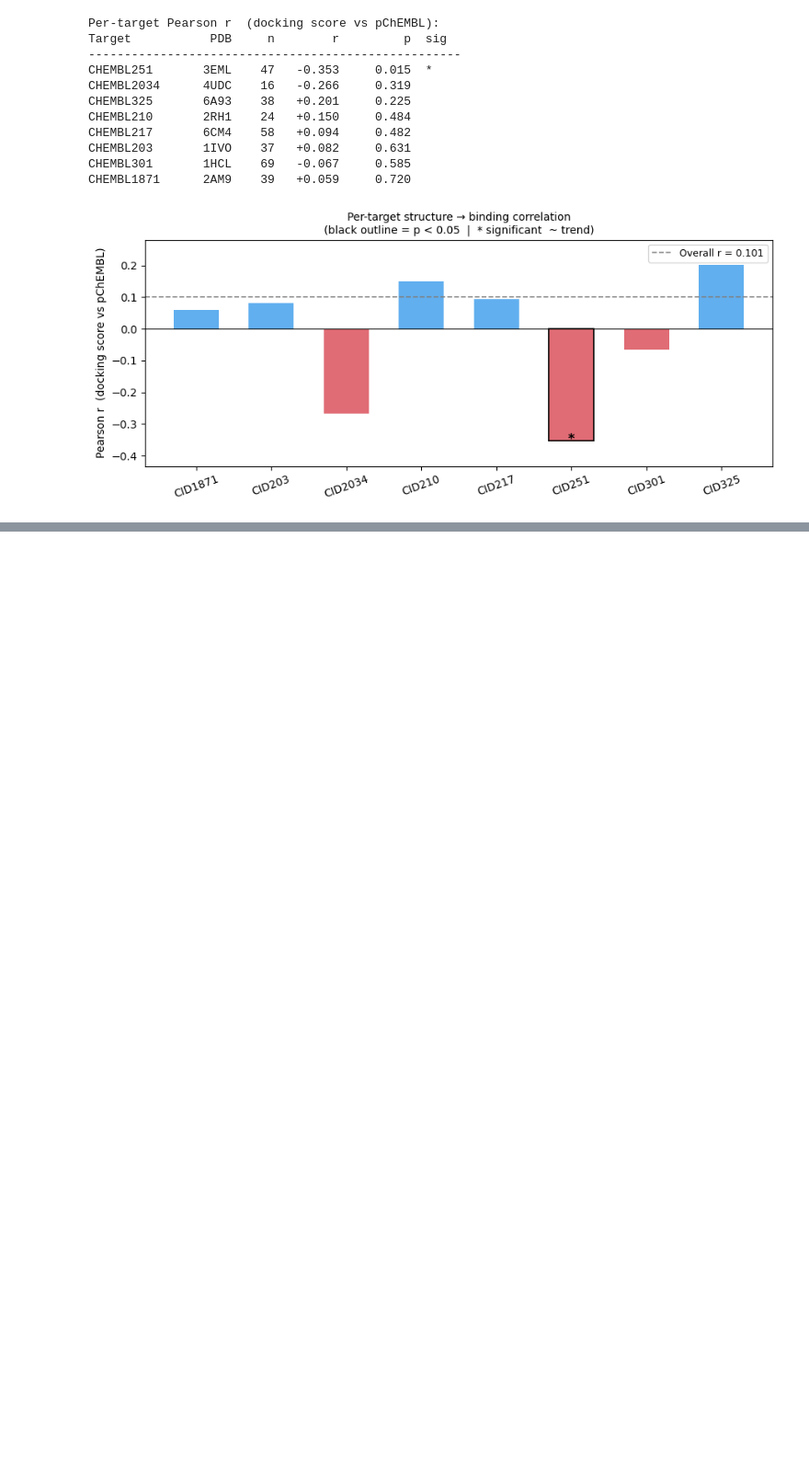
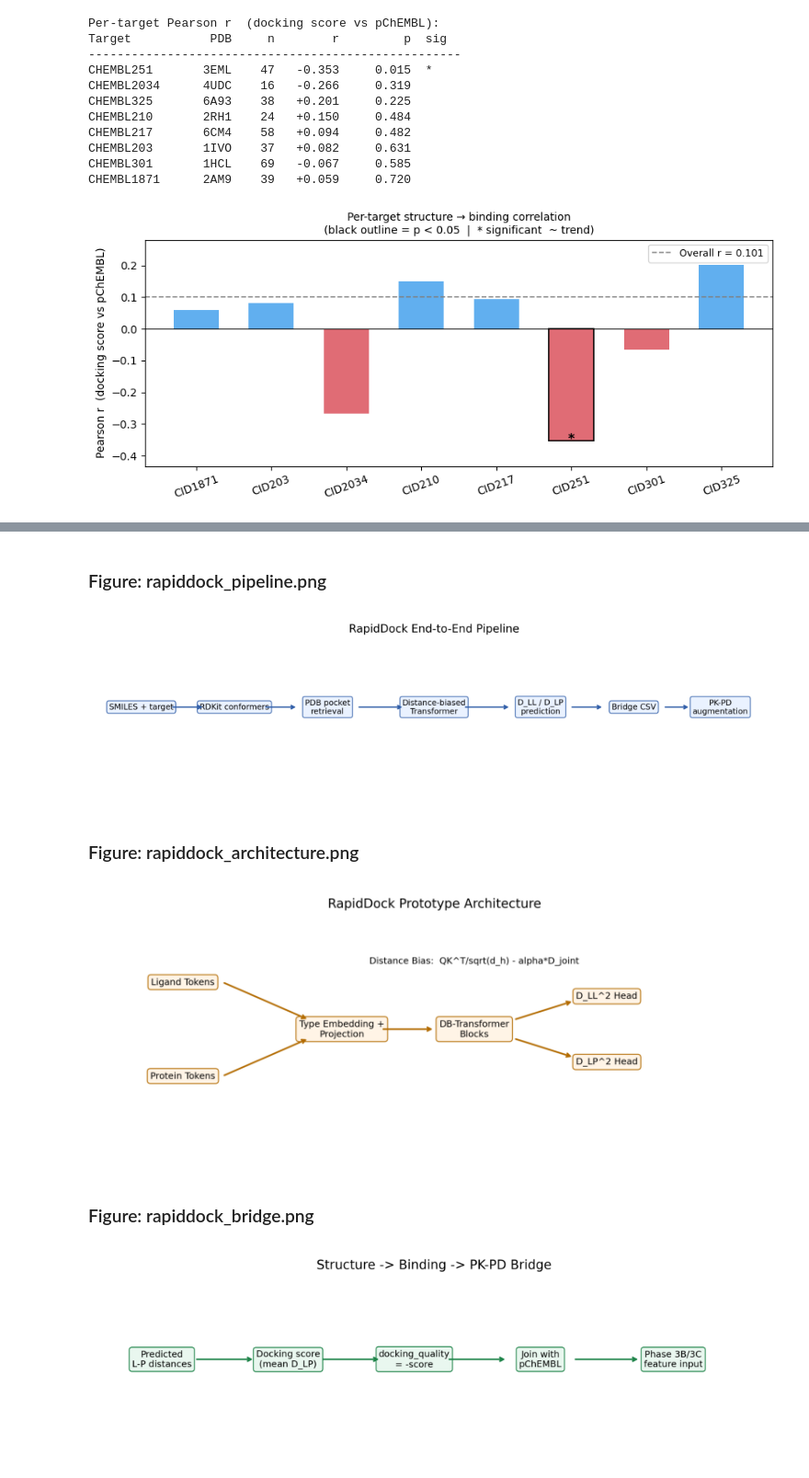
Before and after one commit to Sushree2179/Neural_PK-PD_Modeling_with_ODE, a Jupyter notebook: Coding/rapid_dock_paper_aligned_prototype.ipynb, the cells around one changed output, grey strips where cells are left out. Shown at 92% size. Drawn from its saved outputs; the diff is of its cells as text; code cells hidden in the pictures; blank space fills up the shorter version.

Commit message:
rapid dock

```diff
--- a/Coding/rapid_dock_paper_aligned_prototype.ipynb
+++ b/Coding/rapid_dock_paper_aligned_prototype.ipynb
@@ -902,0 +959,30 @@ CHEMBL1871      2AM9    39   +0.059     0.720
+# %%
+# Presentation pictures: load and display generated RapidDock schematic images
+from pathlib import Path
+import matplotlib.pyplot as plt
+import matplotlib.image as mpimg
+from IPython.display import display, Markdown
+
+asset_paths = [
+    Path('../Slides/assets/rapiddock_pipeline.png'),
+    Path('../Slides/assets/rapiddock_architecture.png'),
+    Path('../Slides/assets/rapiddock_bridge.png'),
+]
+
+for p in asset_paths:
+    if p.exists():
+        display(Markdown(f"### Figure: {p.name}"))
+        img = mpimg.imread(p)
+        plt.figure(figsize=(12, 4))
+        plt.imshow(img)
+        plt.axis('off')
+        plt.show()
+    else:
+        print(f"Missing asset: {p}")
+# %% [output]
+### Figure: rapiddock_pipeline.png
+[figure, added]
+### Figure: rapiddock_architecture.png
+[figure, added]
+### Figure: rapiddock_bridge.png
+[figure, added]
```
Also changed, not shown: parts of 3 cells of this notebook, 4 other files.
